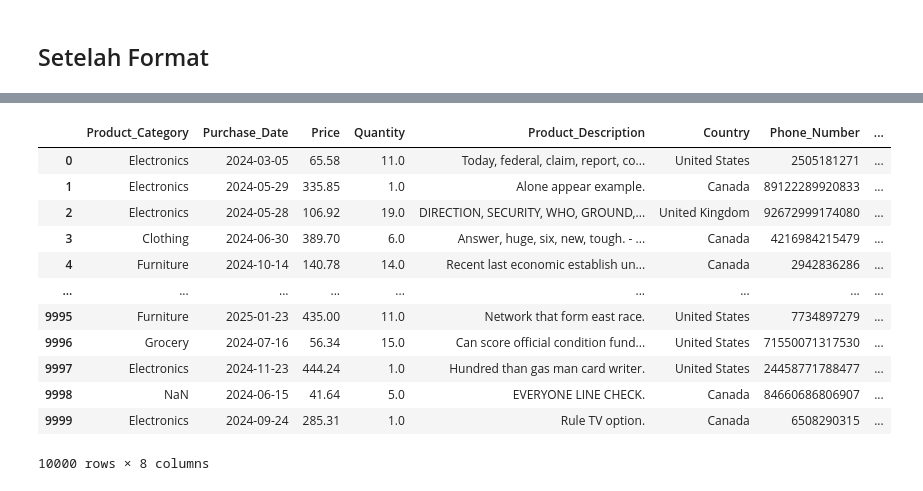
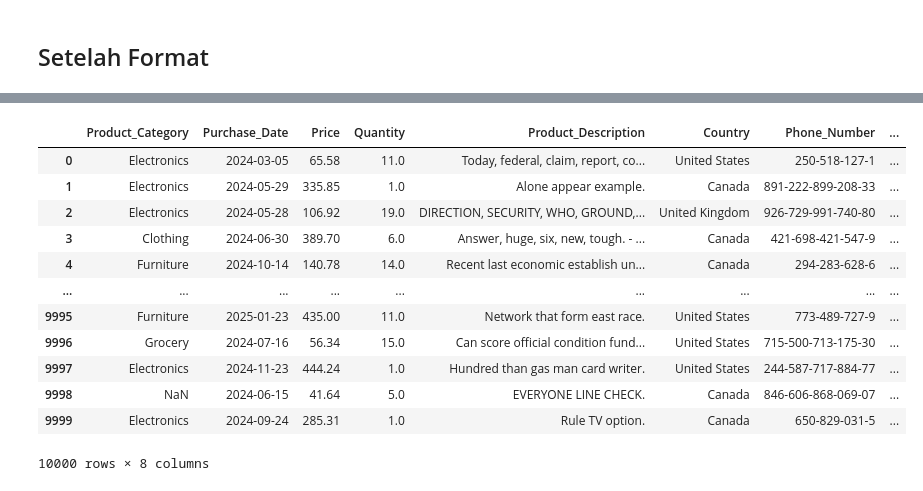
Before and after one commit to Primarizki21/Prepro-Python-Script, a Jupyter notebook: TesDataframe.ipynb, the cells around one changed output, grey strips where cells are left out. Cells and saved outputs as stored; diff of their text form; code cells hidden in the pictures.

```diff
--- a/TesDataframe.ipynb
+++ b/TesDataframe.ipynb
@@ -535,17 +593,17 @@ Name: Phone_Number, Length: 10300, dtype: object
 # %%
-df1 = pd.read_csv("Output/20250303_143340.csv")
-df1
+df1_baru = pd.read_csv("20250304_074742.csv")
+df1_baru
 # %% [output]
 |  | Product_Category | Purchase_Date | Price | Quantity | Product_Description | Country | Phone_Number | ... |
-| 0 | Electronics | 2024-03-05 | 65.58 | 11.0 | Today, federal, claim, report, co... | United States | 2505181271 | ... |
-| 1 | Electronics | 2024-05-29 | 335.85 | 1.0 | Alone appear example. | Canada | 89122289920833 | ... |
-| 2 | Electronics | 2024-05-28 | 106.92 | 19.0 | DIRECTION, SECURITY, WHO, GROUND,... | United Kingdom | 92672999174080 | ... |
-| 3 | Clothing | 2024-06-30 | 389.70 | 6.0 | Answer, huge, six, new, tough. - ... | Canada | 4216984215479 | ... |
-| 4 | Furniture | 2024-10-14 | 140.78 | 14.0 | Recent last economic establish un... | Canada | 2942836286 | ... |
+| 0 | Electronics | 2024-03-05 | 65.58 | 11.0 | Today, federal, claim, report, co... | United States | 250-518-127-1 | ... |
+| 1 | Electronics | 2024-05-29 | 335.85 | 1.0 | Alone appear example. | Canada | 891-222-899-208-33 | ... |
+| 2 | Electronics | 2024-05-28 | 106.92 | 19.0 | DIRECTION, SECURITY, WHO, GROUND,... | United Kingdom | 926-729-991-740-80 | ... |
+| 3 | Clothing | 2024-06-30 | 389.70 | 6.0 | Answer, huge, six, new, tough. - ... | Canada | 421-698-421-547-9 | ... |
+| 4 | Furniture | 2024-10-14 | 140.78 | 14.0 | Recent last economic establish un... | Canada | 294-283-628-6 | ... |
 | ... | ... | ... | ... | ... | ... | ... | ... | ... |
-| 9995 | Furniture | 2025-01-23 | 435.00 | 11.0 | Network that form east race. | United States | 7734897279 | ... |
-| 9996 | Grocery | 2024-07-16 | 56.34 | 15.0 | Can score official condition fund... | United States | 71550071317530 | ... |
-| 9997 | Electronics | 2024-11-23 | 444.24 | 1.0 | Hundred than gas man card writer. | United States | 24458771788477 | ... |
-| 9998 | NaN | 2024-06-15 | 41.64 | 5.0 | EVERYONE LINE CHECK. | Canada | 84660686806907 | ... |
-| 9999 | Electronics | 2024-09-24 | 285.31 | 1.0 | Rule TV option. | Canada | 6508290315 | ... |
+| 9995 | Furniture | 2025-01-23 | 435.00 | 11.0 | Network that form east race. | United States | 773-489-727-9 | ... |
+| 9996 | Grocery | 2024-07-16 | 56.34 | 15.0 | Can score official condition fund... | United States | 715-500-713-175-30 | ... |
+| 9997 | Electronics | 2024-11-23 | 444.24 | 1.0 | Hundred than gas man card writer. | United States | 244-587-717-884-77 | ... |
+| 9998 | NaN | 2024-06-15 | 41.64 | 5.0 | EVERYONE LINE CHECK. | Canada | 846-606-868-069-07 | ... |
+| 9999 | Electronics | 2024-09-24 | 285.31 | 1.0 | Rule TV option. | Canada | 650-829-031-5 | ... |
 10000 rows × 8 columns
```
Also changed, not shown: parts of 10 cells of this notebook, 1 other file.
